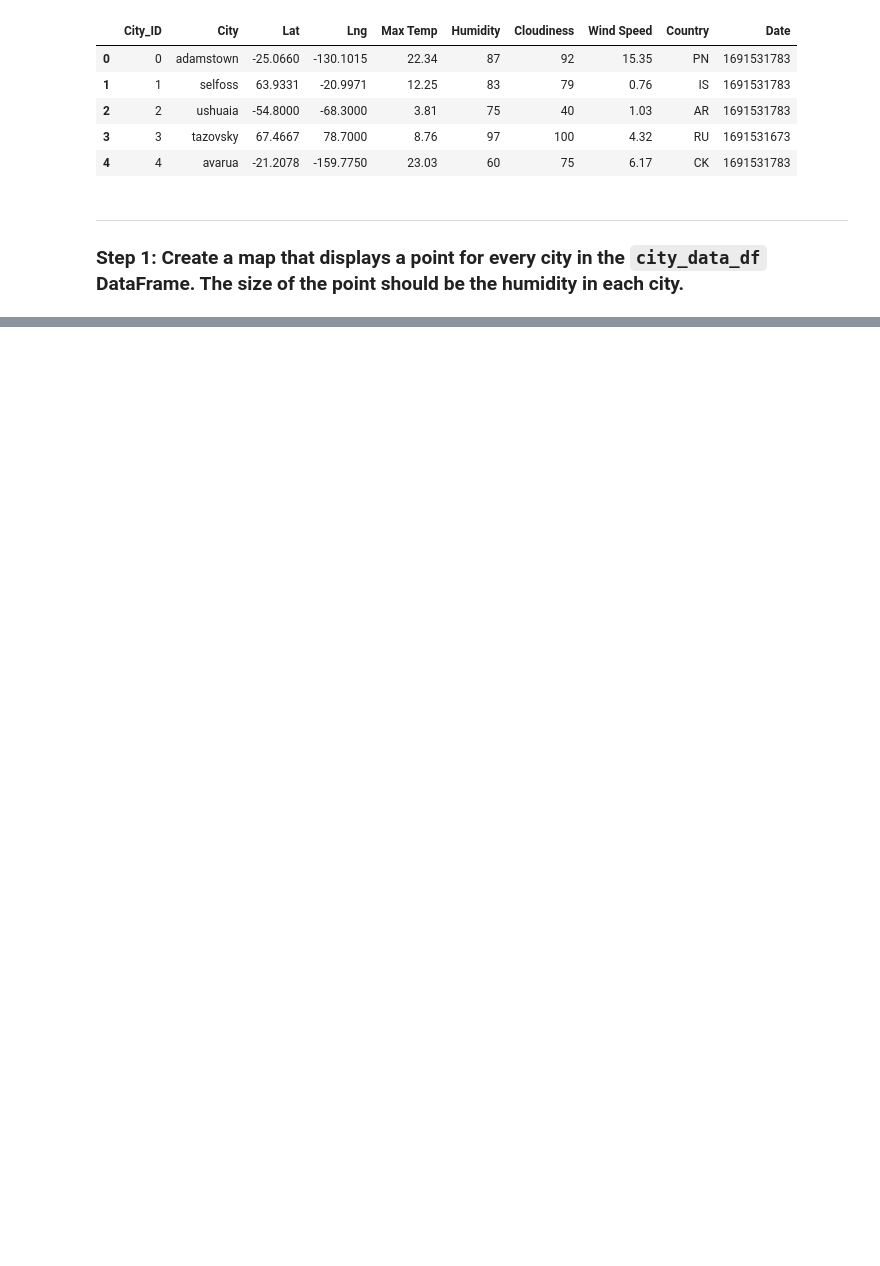
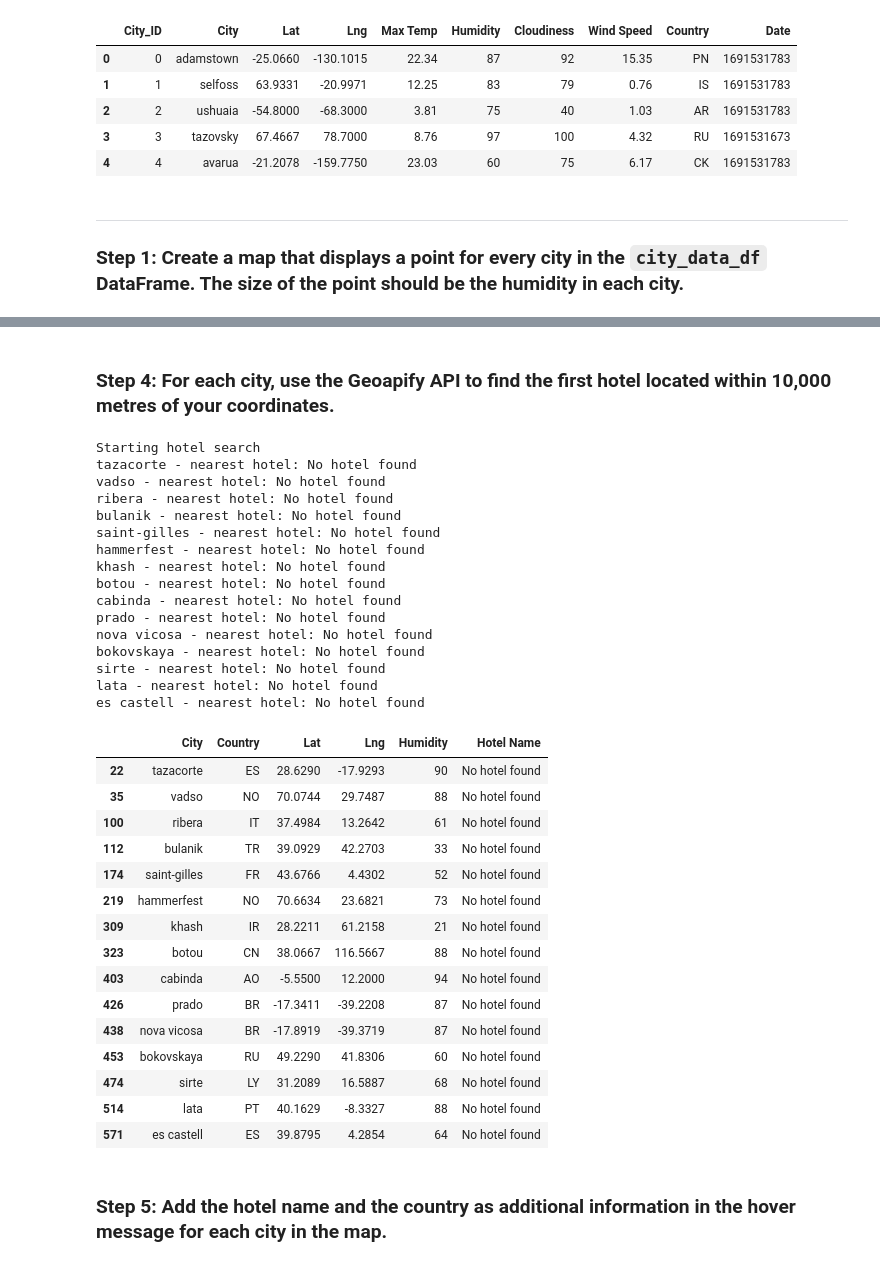
Before and after one commit to keenet1/python-api-challenge, a Jupyter notebook: WeatherPy/VacationPy.ipynb, the cells around one changed output, grey strips where cells are left out. Cells and saved outputs as stored; diff of their text form; code cells hidden in the pictures; blank space fills up the shorter version.

```diff
--- a/WeatherPy/VacationPy.ipynb
+++ b/WeatherPy/VacationPy.ipynb
@@ -41,0 +114,77 @@ city_data_df.head()
+# %% [markdown]
+### Step 4: For each city, use the Geoapify API to find the first hotel located within 10,000 metres of your coordinates.
+# %%
+# Set parameters to search for a hotel
+radius = 10000
+params = {"categories" : "accomodation.hotel", "apiKey" :geoapify_key}
+
+# Print a message to follow up the hotel search
+print("Starting hotel search")
+
+# Iterate through the hotel_df DataFrame
+for index, row in hotel_df.iterrows():
+    # get latitude, longitude from the DataFrame
+    longitude = row["Lng"]
+    latitude = row["Lat"]
+
+    # Add filter and bias parameters with the current city's latitude and longitude to the params dictionary
+    params["filter"] = f"circle:{radius},{longitude},{latitude}"
+    params["bias"] = f"proximity:{longitude},{latitude}"
+
+    # Set base URL
+    base_url = "https://api.geoapify.com/v2/places"
+
+
+    # Make and API request using the params dictionaty
+    name_address = requests.get(base_url, params = params)
+
+    # Convert the API response to JSON format
+    name_address = name_address.json()
+
+    # Grab the first hotel from the results and store the name in the hotel_df DataFrame
+    try:
+        hotel_df.loc[index, "Hotel Name"] = name_address["features"][0]["properties"]["name"]
+    except (KeyError, IndexError):
+        # If no hotel is found, set the hotel name as "No hotel found".
+        hotel_df.loc[index, "Hotel Name"] = "No hotel found"
+
+    # Log the search results
+    print(f"{hotel_df.loc[index, 'City']} - nearest hotel: {hotel_df.loc[index, 'Hotel Name']}")
+
+# Display sample data
+hotel_df
+# %% [output]
+Starting hotel search
+tazacorte - nearest hotel: No hotel found
+vadso - nearest hotel: No hotel found
+ribera - nearest hotel: No hotel found
+bulanik - nearest hotel: No hotel found
+saint-gilles - nearest hotel: No hotel found
+hammerfest - nearest hotel: No hotel found
+khash - nearest hotel: No hotel found
+botou - nearest hotel: No hotel found
+cabinda - nearest hotel: No hotel found
+prado - nearest hotel: No hotel found
+nova vicosa - nearest hotel: No hotel found
+bokovskaya - nearest hotel: No hotel found
+sirte - nearest hotel: No hotel found
+lata - nearest hotel: No hotel found
+es castell - nearest hotel: No hotel found
+|  | City | Country | Lat | Lng | Humidity | Hotel Name |
+| 22 | tazacorte | ES | 28.6290 | -17.9293 | 90 | No hotel found |
+| 35 | vadso | NO | 70.0744 | 29.7487 | 88 | No hotel found |
+| 100 | ribera | IT | 37.4984 | 13.2642 | 61 | No hotel found |
+| 112 | bulanik | TR | 39.0929 | 42.2703 | 33 | No hotel found |
+| 174 | saint-gilles | FR | 43.6766 | 4.4302 | 52 | No hotel found |
+| 219 | hammerfest | NO | 70.6634 | 23.6821 | 73 | No hotel found |
+| 309 | khash | IR | 28.2211 | 61.2158 | 21 | No hotel found |
+| 323 | botou | CN | 38.0667 | 116.5667 | 88 | No hotel found |
+| 403 | cabinda | AO | -5.5500 | 12.2000 | 94 | No hotel found |
+| 426 | prado | BR | -17.3411 | -39.2208 | 87 | No hotel found |
+| 438 | nova vicosa | BR | -17.8919 | -39.3719 | 87 | No hotel found |
+| 453 | bokovskaya | RU | 49.2290 | 41.8306 | 60 | No hotel found |
+| 474 | sirte | LY | 31.2089 | 16.5887 | 68 | No hotel found |
+| 514 | lata | PT | 40.1629 | -8.3327 | 88 | No hotel found |
+| 571 | es castell | ES | 39.8795 | 4.2854 | 64 | No hotel found |
+# %% [markdown]
+### Step 5: Add the hotel name and the country as additional information in the hover message for each city in the map.
```
Also changed, not shown: parts of 8 cells of this notebook.
